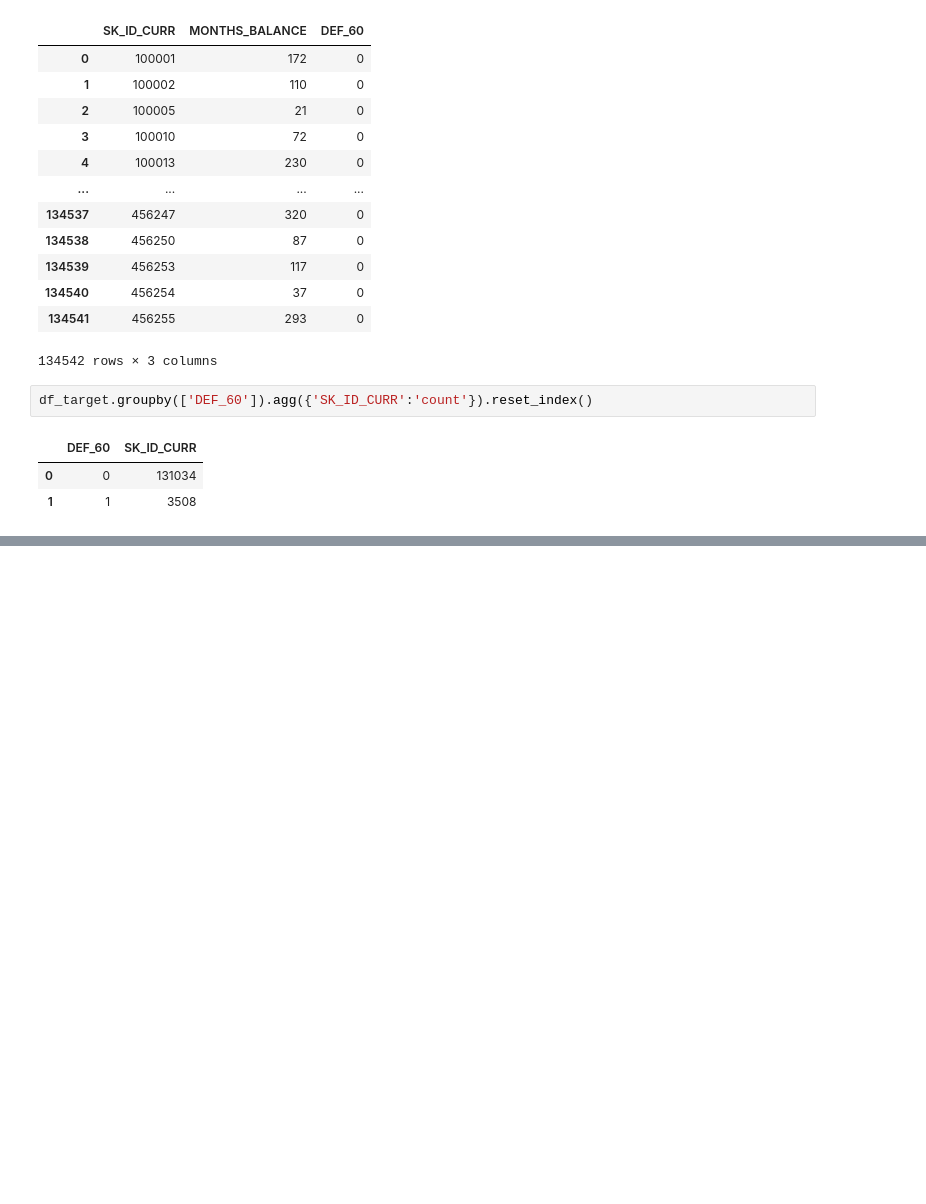
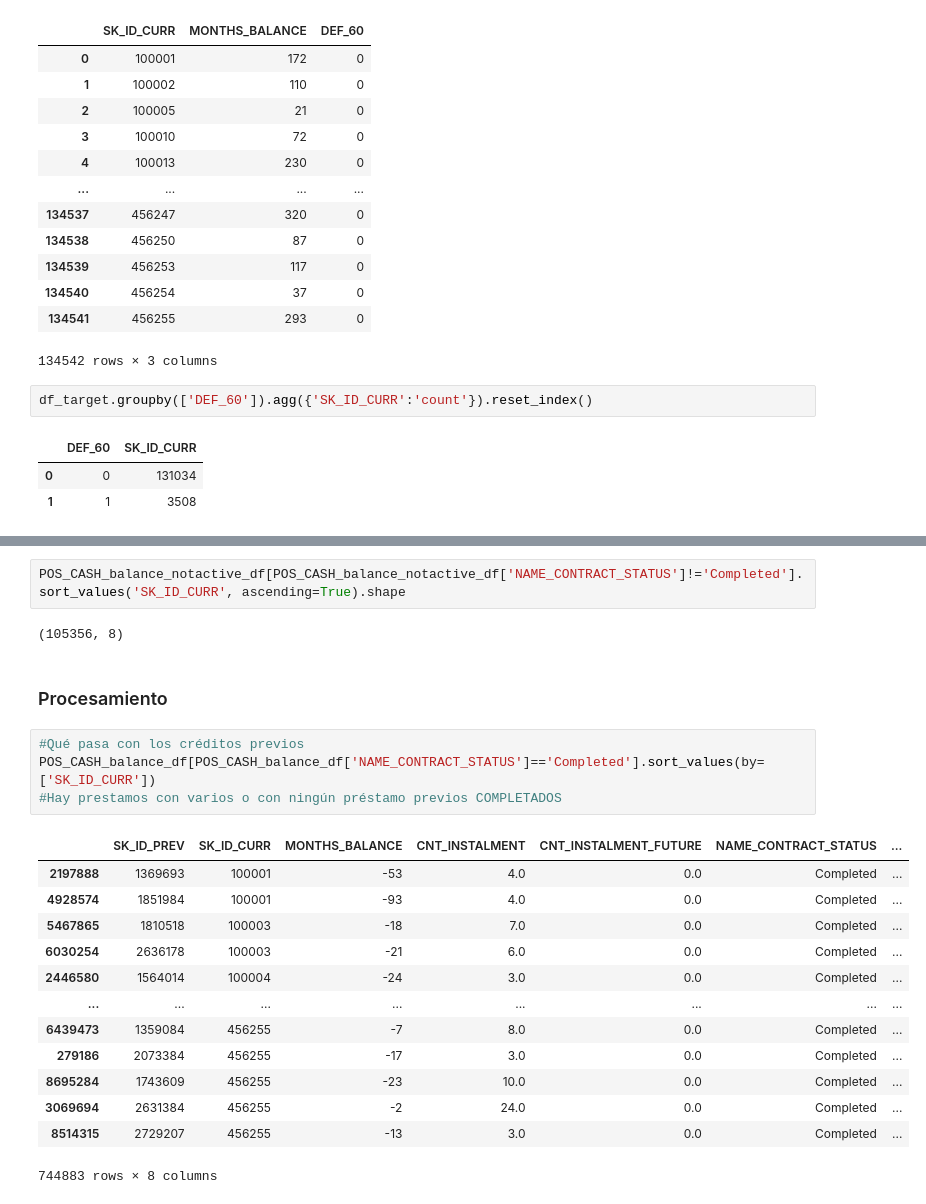
Before and after one commit to No-Country-simulation/c23-16-data, a Jupyter notebook: Home Credit Default Risk.ipynb, the cells around one changed output, grey strips where cells are left out. Saved outputs shown, nothing was run; the diff lists cells and outputs as text; blank space fills up the shorter version.

```diff
--- a/Home Credit Default Risk.ipynb
+++ b/Home Credit Default Risk.ipynb
@@ -499,0 +1029,24 @@ df_target.groupby(['DEF_60']).agg({'SK_ID_CURR':'count'}).reset_index()
+# %%
+POS_CASH_balance_notactive_df[POS_CASH_balance_notactive_df['NAME_CONTRACT_STATUS']!='Completed'].sort_values('SK_ID_CURR', ascending=True).shape
+# %% [output]
+(105356, 8)
+# %% [markdown]
+### Procesamiento
+# %%
+#Qué pasa con los créditos previos
+POS_CASH_balance_df[POS_CASH_balance_df['NAME_CONTRACT_STATUS']=='Completed'].sort_values(by=['SK_ID_CURR'])
+#Hay prestamos con varios o con ningún préstamo previos COMPLETADOS
+# %% [output]
+|  | SK_ID_PREV | SK_ID_CURR | MONTHS_BALANCE | CNT_INSTALMENT | CNT_INSTALMENT_FUTURE | NAME_CONTRACT_STATUS | ... |
+| 2197888 | 1369693 | 100001 | -53 | 4.0 | 0.0 | Completed | ... |
+| 4928574 | 1851984 | 100001 | -93 | 4.0 | 0.0 | Completed | ... |
+| 5467865 | 1810518 | 100003 | -18 | 7.0 | 0.0 | Completed | ... |
+| 6030254 | 2636178 | 100003 | -21 | 6.0 | 0.0 | Completed | ... |
+| 2446580 | 1564014 | 100004 | -24 | 3.0 | 0.0 | Completed | ... |
+| ... | ... | ... | ... | ... | ... | ... | ... |
+| 6439473 | 1359084 | 456255 | -7 | 8.0 | 0.0 | Completed | ... |
+| 279186 | 2073384 | 456255 | -17 | 3.0 | 0.0 | Completed | ... |
+| 8695284 | 1743609 | 456255 | -23 | 10.0 | 0.0 | Completed | ... |
+| 3069694 | 2631384 | 456255 | -2 | 24.0 | 0.0 | Completed | ... |
+| 8514315 | 2729207 | 456255 | -13 | 3.0 | 0.0 | Completed | ... |
+744883 rows × 8 columns
```
Also changed, not shown: parts of 56 cells of this notebook.
